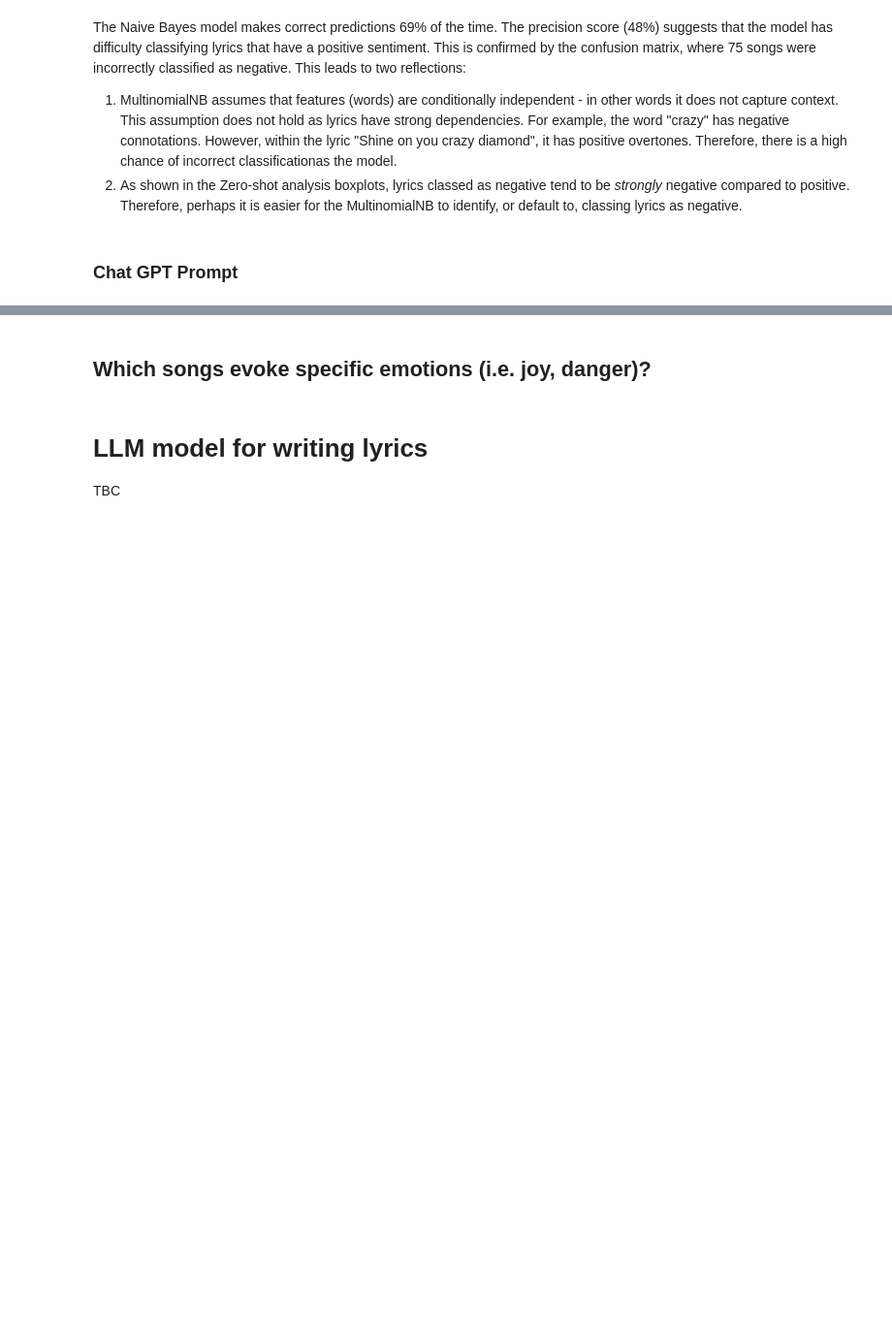
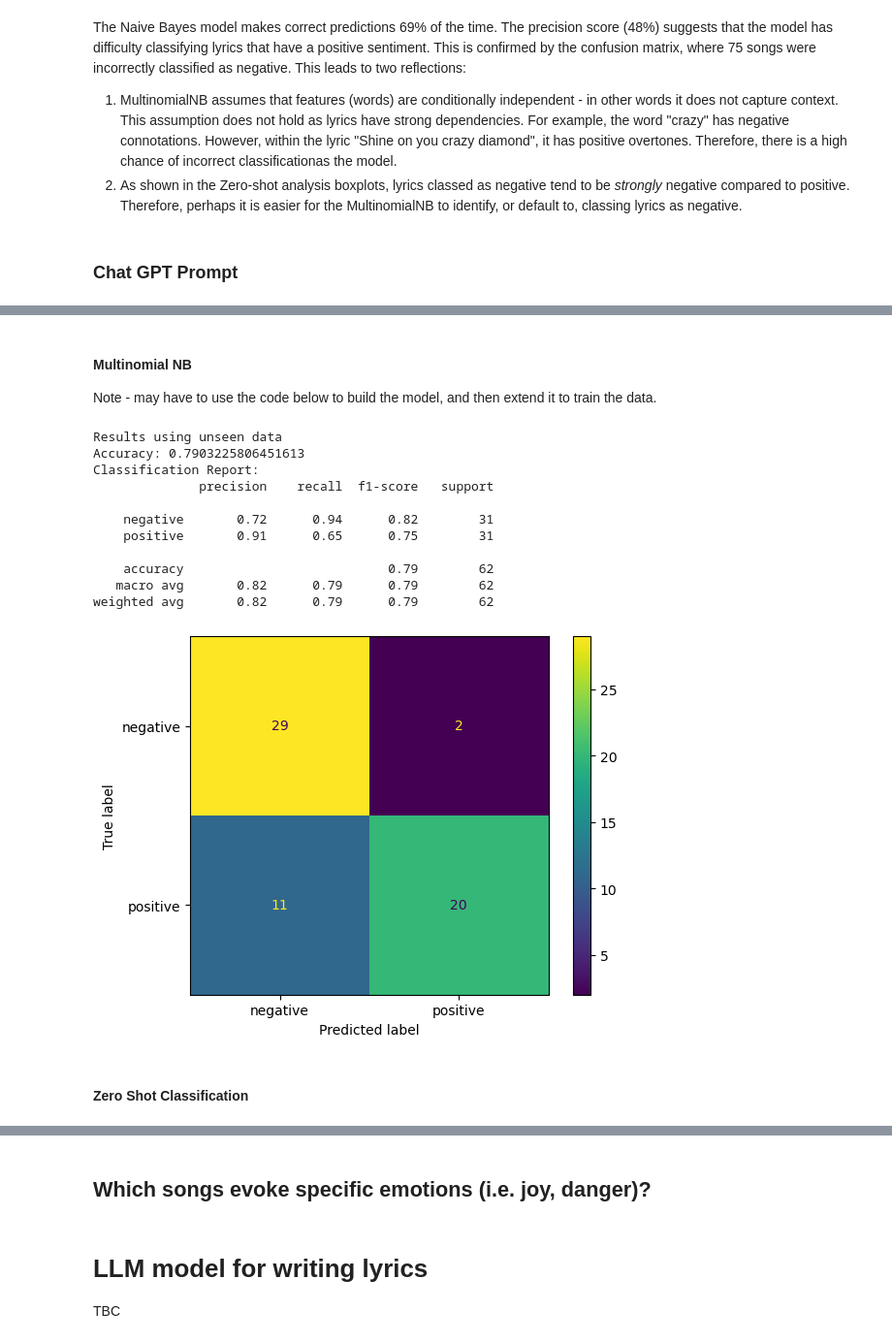
Before and after one commit to wanyakrecipes/lyrical_sentiment, a Jupyter notebook: notebook.ipynb, the cells around one changed output, grey strips where cells are left out. Shown at 97% size. Saved outputs shown, nothing was run; the diff lists cells and outputs as text; code cells hidden in the pictures; blank space fills up the shorter version.

Commit message:
first commit of comparing model performance with labelled data

```diff
--- a/notebook.ipynb
+++ b/notebook.ipynb
@@ -706,0 +567,70 @@ The Naive Bayes model makes correct predictions 69% of the time. The precision s
+# %%
+# Read labelled data
+song_lyrics_positive_labelled_df = pd.read_csv('song_lyrics_positive_labelled.csv')
+song_lyrics_negative_labelled_df = pd.read_csv('song_lyrics_negative_labelled.csv')
+
+song_lyrics_labelled_df = pd.concat([song_lyrics_positive_labelled_df,song_lyrics_negative_labelled_df])
+# %% [markdown]
+#### Multinomial NB
+
+Note - may have to use the code below to build the model, and then extend it to train the data.
+# %%
+# Multinomial NB
+X_new = song_lyrics_naive_bayes_df['lyrics']
+labels_new = song_lyrics_naive_bayes_df['predicted_label']
+
+# Step 1: Split the data into training and testing sets
+X_train, X_test, y_train, y_test = train_test_split(X_new, labels_new, test_size=0.3, random_state=42,stratify=song_lyrics_naive_bayes_df['predicted_label'])
+
+# Step 2: Vectorize the text data using TF-IDF
+vectorizer = TfidfVectorizer()
+X_train_vectorized = vectorizer.fit_transform(X_train)
+X_test_vectorized = vectorizer.transform(X_test)
+
+# Step 3: Train the Multinomial Naive Bayes model
+model = MultinomialNB()
+model.fit(X_train_vectorized, y_train)
+
+# Step 4: Test the model on the test data
+y_pred = model.predict(X_test_vectorized)
+
+# Step 5: Evaluate the model's performance
+# accuracy = accuracy_score(y_test, y_pred)
+# print(f"Accuracy: {accuracy}")
+# print("Classification Report:")
+# print(classification_report(y_test, y_pred))
+
+# Step 6: Use the trained model to predict on unseen data
+unseen_data = song_lyrics_labelled_df['lyrics']
+unseen_actual = song_lyrics_labelled_df['actual_label']
+unseen_data_vectorized = vectorizer.transform(unseen_data)
+unseen_predictions = model.predict(unseen_data_vectorized)
+
+accuracy = accuracy_score(unseen_actual, unseen_predictions)
+print("Results using unseen data")
+print(f"Accuracy: {accuracy}")
+print("Classification Report:")
+print(classification_report(unseen_actual, unseen_predictions))
+
+# Print Confusion Matrix
+cm = confusion_matrix(unseen_actual, unseen_predictions, labels=nb.classes_)
+disp = ConfusionMatrixDisplay(confusion_matrix=cm,
+                              display_labels=nb.classes_)
+
+disp.plot()
+plt.show()
+# %% [output]
+Results using unseen data
+Accuracy: 0.7903225806451613
+Classification Report:
+              precision    recall  f1-score   support
+
+    negative       0.72      0.94      0.82        31
+    positive       0.91      0.65      0.75        31
+
+    accuracy                           0.79        62
+   macro avg       0.82      0.79      0.79        62
+weighted avg       0.82      0.79      0.79        62
+[figure, added]
+# %% [markdown]
+#### Zero Shot Classification
```
Also changed, not shown: parts of 22 cells of this notebook.
